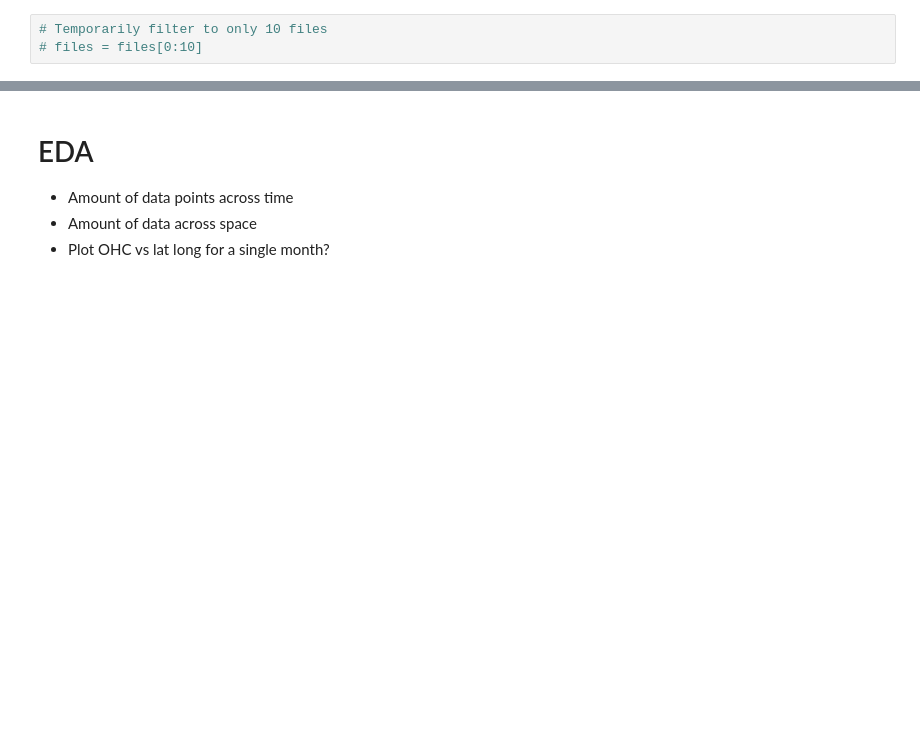
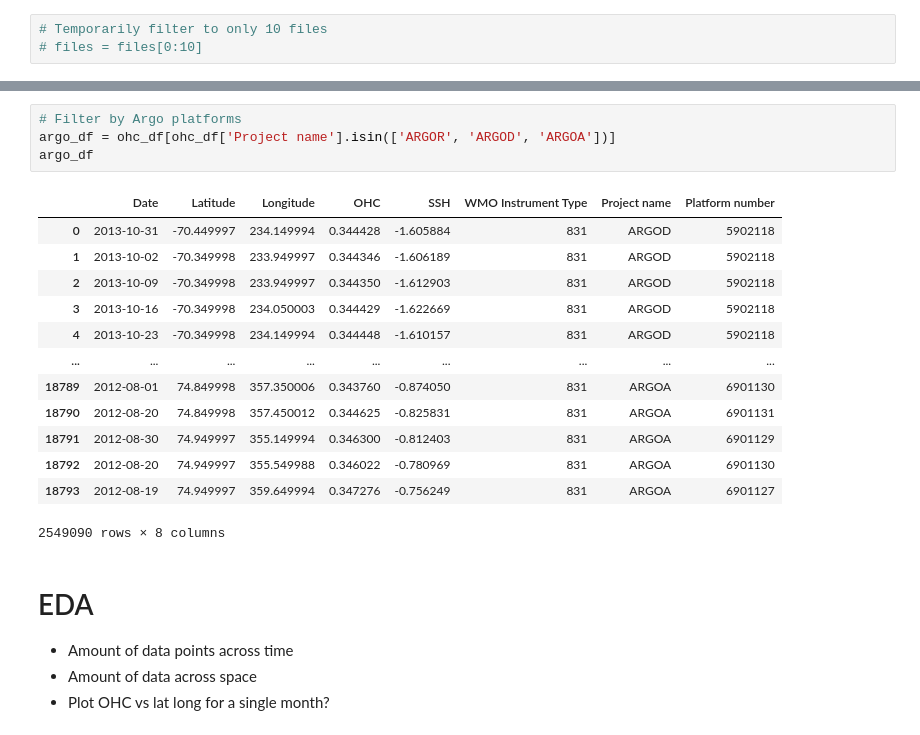
Before and after one commit to abbym-bristol/ME4OH_summer_project, a Jupyter notebook: Data/read_compile.ipynb, the cells around one changed output, grey strips where cells are left out. Saved outputs shown, nothing was run; the diff lists cells and outputs as text; blank space fills up the shorter version.

```diff
--- a/Data/read_compile.ipynb
+++ b/Data/read_compile.ipynb
@@ -78,3 +88,21 @@ ohc_df
+# %%
+# Filter by Argo platforms
+argo_df = ohc_df[ohc_df['Project name'].isin(['ARGOR', 'ARGOD', 'ARGOA'])]
+argo_df
+# %% [output]
+|  | Date | Latitude | Longitude | OHC | SSH | WMO Instrument Type | Project name | Platform number |
+| 0 | 2013-10-31 | -70.449997 | 234.149994 | 0.344428 | -1.605884 | 831 | ARGOD | 5902118 |
+| 1 | 2013-10-02 | -70.349998 | 233.949997 | 0.344346 | -1.606189 | 831 | ARGOD | 5902118 |
+| 2 | 2013-10-09 | -70.349998 | 233.949997 | 0.344350 | -1.612903 | 831 | ARGOD | 5902118 |
+| 3 | 2013-10-16 | -70.349998 | 234.050003 | 0.344429 | -1.622669 | 831 | ARGOD | 5902118 |
+| 4 | 2013-10-23 | -70.349998 | 234.149994 | 0.344448 | -1.610157 | 831 | ARGOD | 5902118 |
+| ... | ... | ... | ... | ... | ... | ... | ... | ... |
+| 18789 | 2012-08-01 | 74.849998 | 357.350006 | 0.343760 | -0.874050 | 831 | ARGOA | 6901130 |
+| 18790 | 2012-08-20 | 74.849998 | 357.450012 | 0.344625 | -0.825831 | 831 | ARGOA | 6901131 |
+| 18791 | 2012-08-30 | 74.949997 | 355.149994 | 0.346300 | -0.812403 | 831 | ARGOA | 6901129 |
+| 18792 | 2012-08-20 | 74.949997 | 355.549988 | 0.346022 | -0.780969 | 831 | ARGOA | 6901130 |
+| 18793 | 2012-08-19 | 74.949997 | 359.649994 | 0.347276 | -0.756249 | 831 | ARGOA | 6901127 |
+2549090 rows × 8 columns
 # %% [markdown]
 # EDA
 
```
Also changed, not shown: parts of 7 cells of this notebook, 1 other file.
